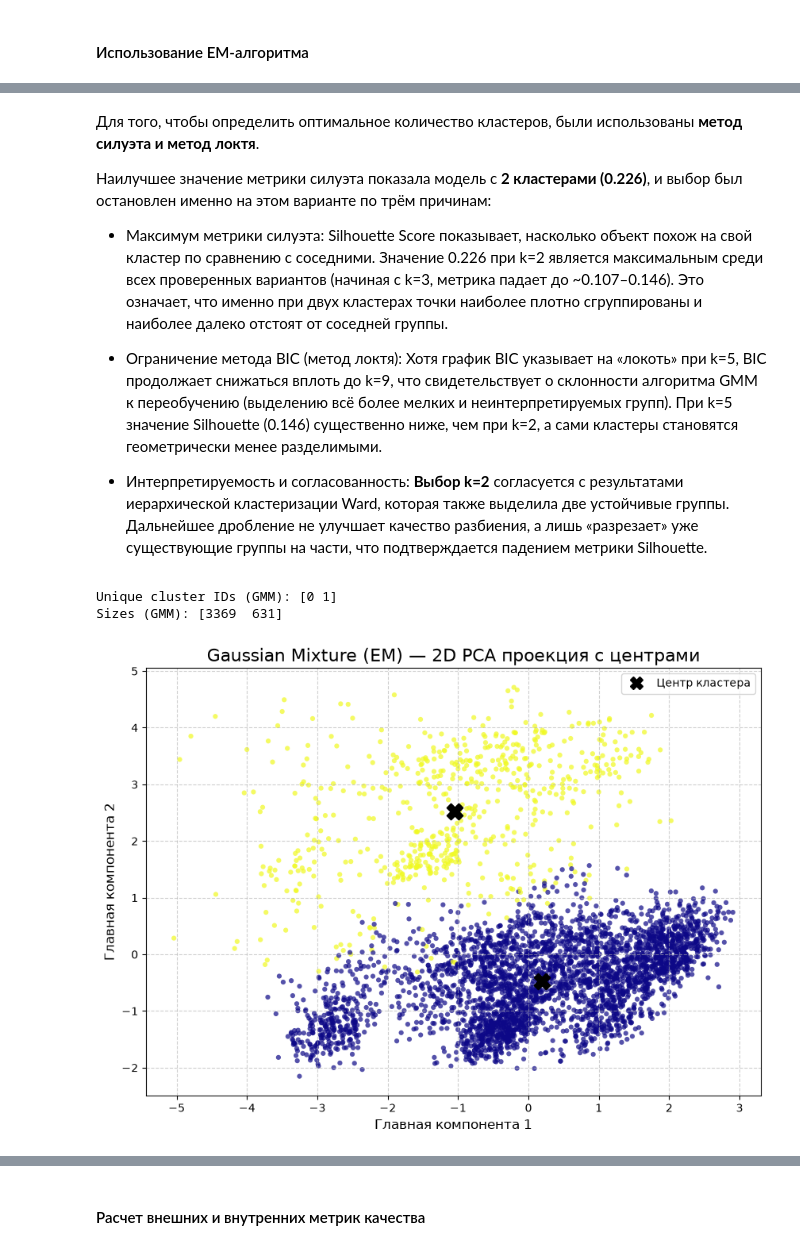
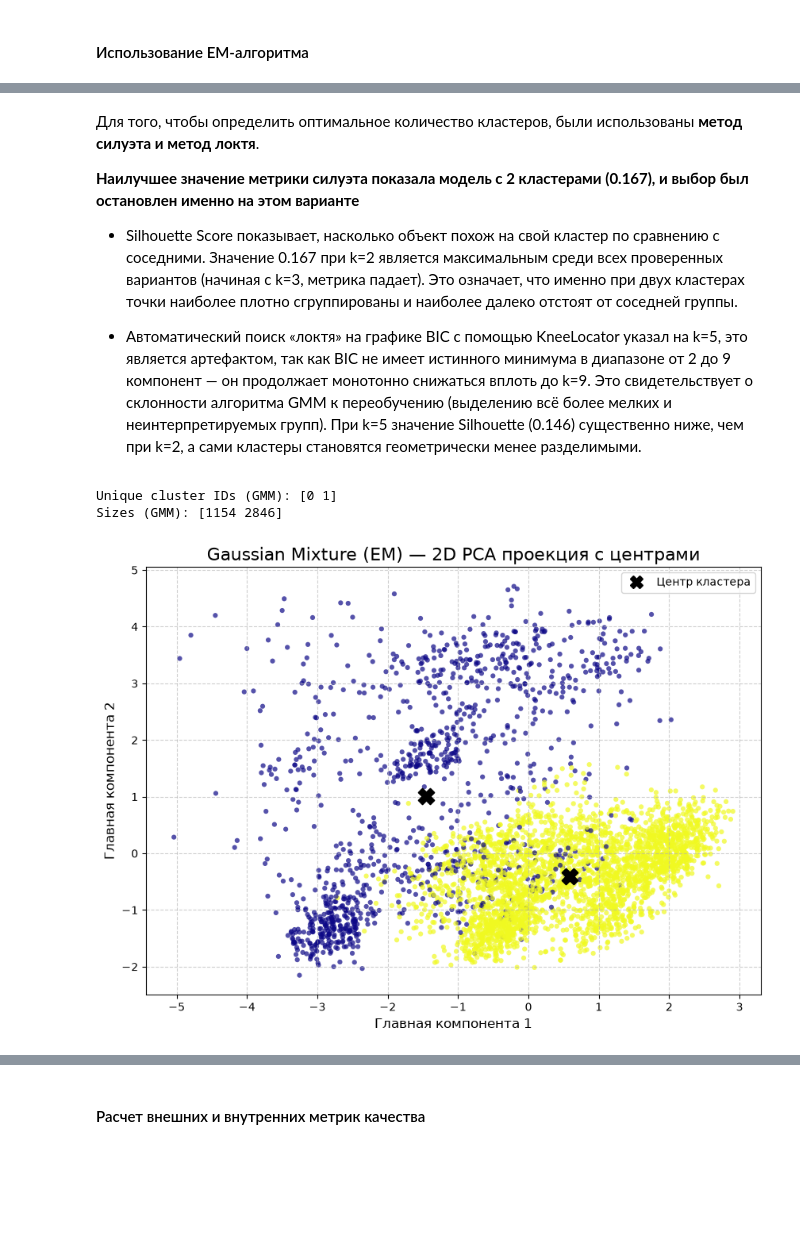
Before and after one commit to DariaNoImagination/AI-Lab3, a Jupyter notebook: Lab3.ipynb, the cells around one changed output, grey strips where cells are left out. Saved outputs shown, nothing was run; the diff lists cells and outputs as text; code cells hidden in the pictures; blank space fills up the shorter version.

```diff
--- a/Lab3.ipynb
+++ b/Lab3.ipynb
@@ -497,9 +480,9 @@ print(result)
 
 scaler = StandardScaler()
 X_scaled = pd.DataFrame(
-    scaler.fit_transform(X),
-    columns=X.columns,
-    index=X.index
+    scaler.fit_transform(X_encoded),
+    columns=X_encoded.columns,
+    index=X_encoded.index
 )
 
 num_cols = ['Age', 'CGPA', 'Cost_without_study', 'Current_semester']
@@ -531,11 +516,24 @@ plt.show()
 # %% [markdown]
 ### Применение Иерархической кластеризации
 # %%
-Z = linkage(X, method='ward')
+Z = linkage(X_scaled, method='ward')
 plt.figure(figsize=(10, 6))
 dendrogram(Z)
 plt.title('Дендрограмма (Ward)')
 plt.xlabel('Индексы точек')
 plt.ylabel('Расстояние слияния')
 plt.show()
+
+n_components_range = range(2,9)
+for n in n_components_range:
+    labels_ward = fcluster(Z, t=n, criterion='maxclust')
+
+
+    if len(np.unique(labels_ward )) > 1:
+        sil = silhouette_score(X_scaled, labels_ward)
+    else:
+        sil = -1
+
+
+    print(f"  n_components={n}:  Silhouette={sil:.3f}")
 # %% [output]
@@ -549,7 +556,5 @@ plt.show()
 # %%
-Z = linkage(X_scaled, method='ward')
-
-labels_ward = fcluster(Z, t=2, criterion='maxclust')
+labels_ward = fcluster(Z, t=3, criterion='maxclust')
 
 unique, counts = np.unique(labels_ward, return_counts=True)
 print('Unique cluster IDs:', unique)
@@ -768,7 +809,7 @@ for n in n_components_range:
         n_components=n,
         covariance_type='full',
         random_state=42,
-        n_init=5
+        n_init=10
     )
     gmm.fit(X_scaled)
 
@@ -837,25 +878,22 @@ plt.show()
 # %% [markdown]
 Для того, чтобы определить оптимальное количество кластеров, были использованы **метод силуэта и метод локтя**.
 
-Наилучшее значение метрики силуэта показала модель с **2 кластерами (0.226)**, и выбор был остановлен именно на этом варианте по трём причинам:
+**Наилучшее значение метрики силуэта показала модель с 2 кластерами (0.167), и выбор был остановлен именно на этом варианте**
 
-- Максимум метрики силуэта: Silhouette Score показывает, насколько объект похож на свой кластер по сравнению с соседними. Значение 0.226 при k=2 является максимальным среди всех проверенных вариантов (начиная с k=3, метрика падает до ~0.107–0.146). Это означает, что именно при двух кластерах точки наиболее плотно сгруппированы и наиболее далеко отстоят от соседней группы.
+- Silhouette Score показывает, насколько объект похож на свой кластер по сравнению с соседними. Значение 0.167 при k=2 является максимальным среди всех проверенных вариантов (начиная с k=3, метрика падает). Это означает, что именно при двух кластерах точки наиболее плотно сгруппированы и наиболее далеко отстоят от соседней группы.
 
-- Ограничение метода BIC (метод локтя): Хотя график BIC указывает на «локоть» при k=5, BIC продолжает снижаться вплоть до k=9, что свидетельствует о склонности алгоритма GMM к переобучению (выделению всё более мелких и неинтерпретируемых групп). При k=5 значение Silhouette (0.146) существенно ниже, чем при k=2, а сами кластеры становятся геометрически менее разделимыми.
-
-- Интерпретируемость и согласованность: **Выбор k=2** согласуется с результатами иерархической кластеризации Ward, которая также выделила две устойчивые группы. Дальнейшее дробление не улучшает качество разбиения, а лишь «разрезает» уже существующие группы на части, что подтверждается падением метрики Silhouette.
+- Автоматический поиск «локтя» на графике BIC с помощью KneeLocator указал на k=5, это является артефактом, так как BIC не имеет истинного минимума в диапазоне от 2 до 9 компонент — он продолжает монотонно снижаться вплоть до k=9. Это свидетельствует о склонности алгоритма GMM к переобучению (выделению всё более мелких и неинтерпретируемых групп). При k=5 значение Silhouette (0.146) существенно ниже, чем при k=2, а сами кластеры становятся геометрически менее разделимыми.
 # %%
 
 gmm = GaussianMixture(
     n_components=2,
     covariance_type='full',
     random_state=42,
-    n_init=5
+    n_init=10
 )
 
 gmm.fit(X_scaled)
-probs = gmm.predict_proba(X_scaled)
-labels_gmm = np.argmax(probs, axis=1)
+labels_gmm = gmm.predict(X_scaled)
 
 unique, counts = np.unique(labels_gmm, return_counts=True)
 print('Unique cluster IDs (GMM):', unique)
@@ -891,35 +929,35 @@ for cluster_id in unique_clusters:
     cluster_mask = labels_gmm == cluster_id
     center_x = X_pca_2d[cluster_mask, 0].mean()
     center_y = X_pca_2d[cluster_mask, 1].mean()
 
 
     plt.scatter(
         center_x, center_y,
         c='black', s=200, marker='X', edgecolors='black', linewidths=1.5,
         zorder=10
     )
 
 
 
 plt.title('Gaussian Mixture (EM) — 2D PCA проекция с центрами', fontsize=16)
 plt.xlabel('Главная компонента 1', fontsize=12)
 plt.ylabel('Главная компонента 2', fontsize=12)
 plt.grid(True, linestyle='--', alpha=0.6)
 
 legend_elements = [
     Line2D([0], [0], marker='X', color='w', label='Центр кластера',
            markerfacecolor='black', markeredgecolor='black', markersize=12)
 ]
 if np.any(is_noise):
     legend_elements.append(Line2D([0], [0], marker='o', color='w', label='Шум',
                                   markerfacecolor='lightgray', markersize=8))
 
 plt.legend(handles=legend_elements, loc='best')
 plt.show()
 # %% [output]
 Unique cluster IDs (GMM): [0 1]
-Sizes (GMM): [3369  631]
+Sizes (GMM): [1154 2846]
-[figure, old version]
+[figure, new version]
 # %% [markdown]
 #### Построение диаграммы рассеивания в пространстве PCA
 
```
Also changed, not shown: parts of 28 cells of this notebook.
